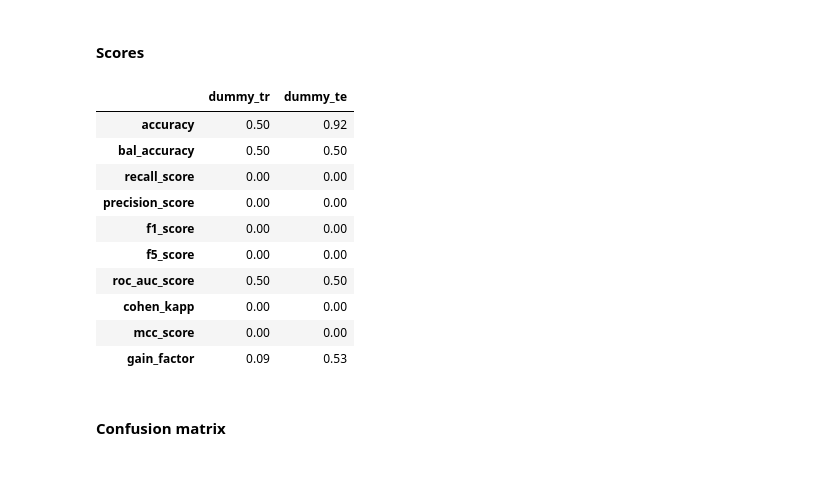
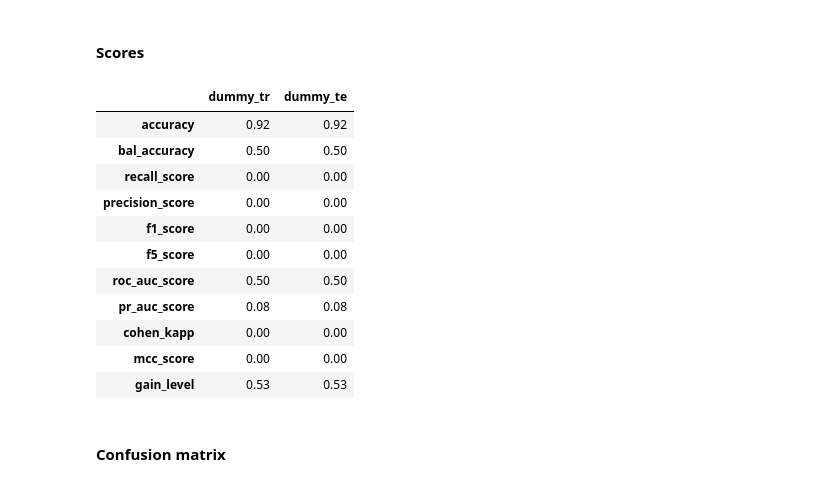
Before and after one commit to SmellyArmure/OC_DS_Project7, a Jupyter notebook: NOTEBOOKS/P7_04_Modeling.ipynb, the cells around one changed output. Cells and saved outputs as stored; diff of their text form; code cells hidden in the pictures.

```diff
--- a/NOTEBOOKS/P7_04_Modeling.ipynb
+++ b/NOTEBOOKS/P7_04_Modeling.ipynb
@@ -369,3 +508,36 @@ def model_scores(y_t, y_p, title, df=None):
+# %%
+# compute and return all the specified scores
+
+def model_scores(y_t, y_p, y_proba, title, df=None,
+                 li_scores=['accuracy','bal_accuracy','recall_score','precision_score',
+                            'f1_score','f5_score','roc_auc_score','pr_auc_score',
+                            'cohen_kapp','mcc_score','gain_level']):
+
+    if y_proba is None:
+        li_scores = [sc for sc in li_scores if sc not in ['roc_auc_score','pr_auc_score']]
+
+    dict_score_func = {'accuracy': (accuracy_score,(y_t, y_p)),
+                       'bal_accuracy': (balanced_accuracy_score,(y_t, y_p)),
+                       'recall_score': (recall_score, (y_t, y_p)),
+                       'precision_score': (precision_score, (y_t, y_p)),
+                       'f1_score': (f1_score, (y_t, y_p)),
+                       'f5_score':  (fbeta_score, (y_t, y_p, 5)), # favoring recall
+                       'roc_auc_score':  (roc_auc_score, (y_t, y_proba)),
+                       'pr_auc_score':  (average_precision_score, (y_t, y_proba)), # area under the pr curve
+                       'cohen_kapp' : (cohen_kappa_score, (y_t, y_p)),
+                       'mcc_score' : (matthews_corrcoef, (y_t, y_p)),
+                       'gain_level' : (gain_level, (y_t, y_p))}
+
+    scores = []
+    for sc in li_scores:
+        scores.append(dict_score_func[sc][0](*dict_score_func[sc][1]))
+
+    ser = pd.Series(scores, index=li_scores)
+
+    df = pd.DataFrame() if df is None else df
+    df[title] = ser
+
+    return df
 # %% [markdown]
 ### 3.1 Dummy Classifier (Baseline)
 # %%
@@ -382,27 +554,30 @@ DummyClassifier(constant=None, random_state=14, strategy='most_frequent')
 # %%
 df_res = pd.DataFrame()
 
 # Computes scores
 
-y_pred_tr = dum_class.predict(X_tr_enc_oversamp)
-df_res = model_scores(y_tr_oversamp, y_pred_tr, 'dummy_tr', df_res)
+y_pred_tr = dum_class.predict(X_tr_enc)
+y_pred_proba_tr = dum_class.predict_proba(X_tr_enc)[:,1]
+df_res = model_scores(y_tr, y_pred_tr, y_pred_proba_tr, 'dummy_tr', df_res)
 
 y_pred_te = dum_class.predict(X_te_enc)
-df_res = model_scores(y_te, y_pred_te, 'dummy_te', df_res)
+y_pred_proba_te = dum_class.predict_proba(X_te_enc)[:,1]
+df_res = model_scores(y_te, y_pred_te, y_pred_proba_te, 'dummy_te', df_res)
 
 df_res
 # %% [output]
 |  | dummy_tr | dummy_te |
-| accuracy | 0.50 | 0.92 |
+| accuracy | 0.92 | 0.92 |
 | bal_accuracy | 0.50 | 0.50 |
 | recall_score | 0.00 | 0.00 |
 | precision_score | 0.00 | 0.00 |
 | f1_score | 0.00 | 0.00 |
 | f5_score | 0.00 | 0.00 |
 | roc_auc_score | 0.50 | 0.50 |
+| pr_auc_score | 0.08 | 0.08 |
 | cohen_kapp | 0.00 | 0.00 |
 | mcc_score | 0.00 | 0.00 |
-| gain_factor | 0.09 | 0.53 |
+| gain_level | 0.53 | 0.53 |
 # %% [markdown]
 #### Confusion matrix
 # %%
```
Also changed, not shown: parts of 102 cells of this notebook, 2 other files.
